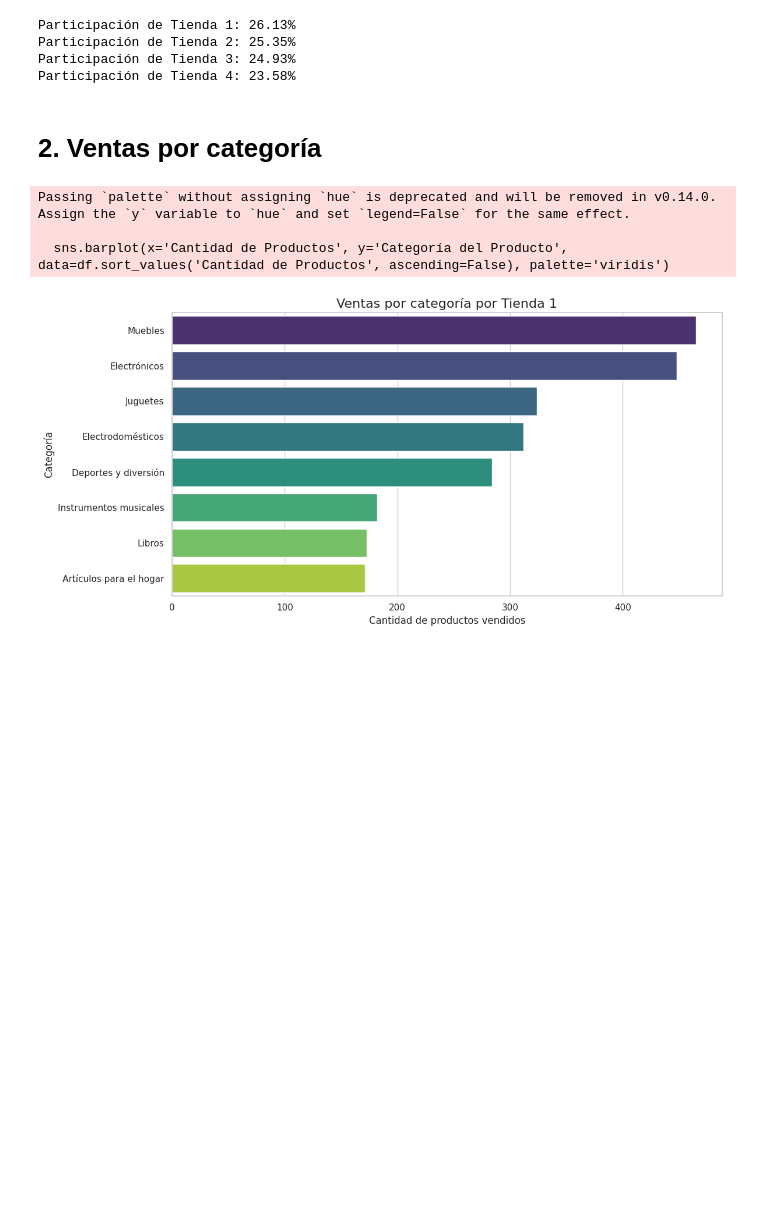
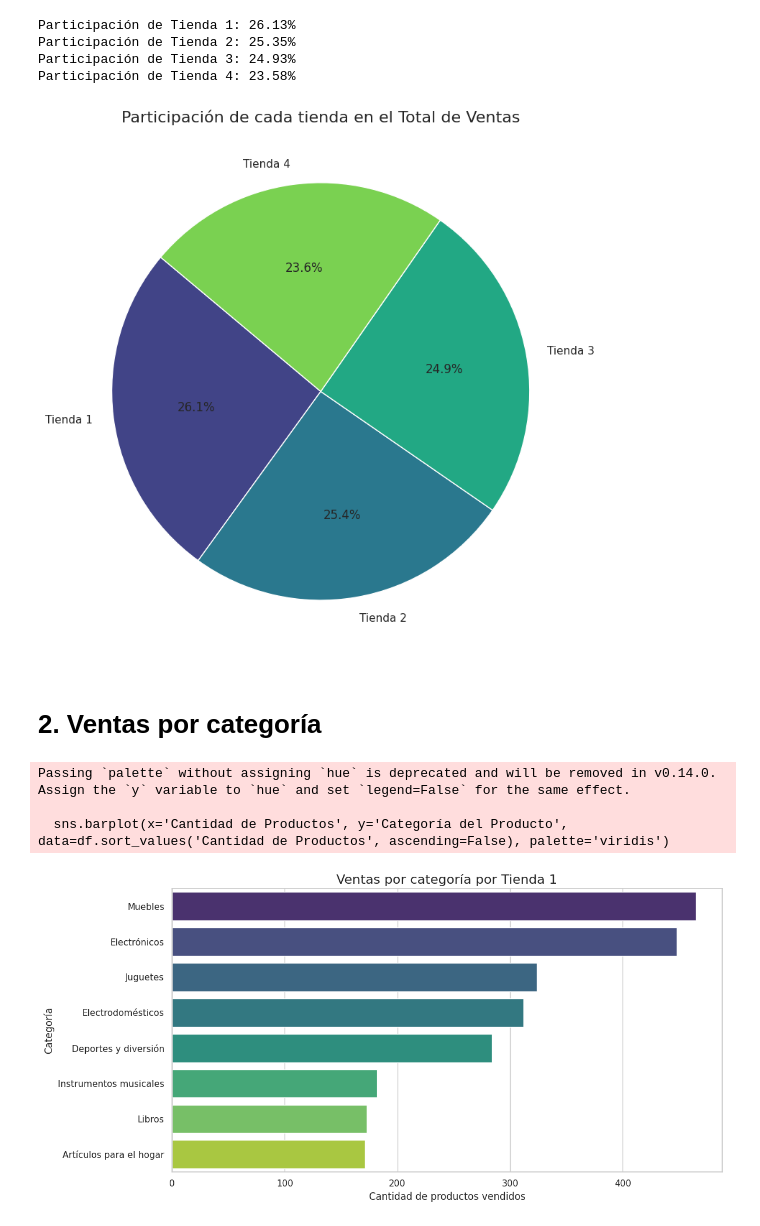
Before and after one commit to Socadan/challenge1-data-science-latam, a Jupyter notebook: AluraStoreLatam.ipynb, the cells around one changed output. Saved outputs shown, nothing was run; the diff lists cells and outputs as text; code cells hidden in the pictures; blank space fills up the shorter version.

```diff
--- a/AluraStoreLatam.ipynb
+++ b/AluraStoreLatam.ipynb
@@ -71,6 +85,23 @@ Participación de Tienda 1: 26.13%
 Participación de Tienda 2: 25.35%
 Participación de Tienda 3: 24.93%
 Participación de Tienda 4: 23.58%
+# %%
+# **Gráfico de torta con la participación de cada Tienda en las ventas totales**
+import matplotlib.pyplot as plt
+
+# Crea una lista con los nombres de las tiendas y sus ventas totales.
+tiendas = ['Tienda 1', 'Tienda 2', 'Tienda 3', 'Tienda 4']
+total_ventas = [total_ventas_tienda1, total_ventas_tienda2, total_ventas_tienda3, total_ventas_tienda4]
+
+# Crea el gráfico de torta
+plt.figure(figsize=(8, 8))
+plt.pie(total_ventas, labels=tiendas, autopct='%1.1f%%', startangle=140, colors=sns.color_palette('viridis', len(tiendas)))
+plt.title('Participación de cada tienda en el Total de Ventas', fontsize=16)
+plt.axis('equal')  # Asegura que el gráfico de torta sea un círculo.
+plt.tight_layout()
+plt.show()
+# %% [output]
+[figure, added]
 # %% [markdown]
 # 2. Ventas por categoría
 # %%
```
Also changed, not shown: parts of 26 cells of this notebook.
